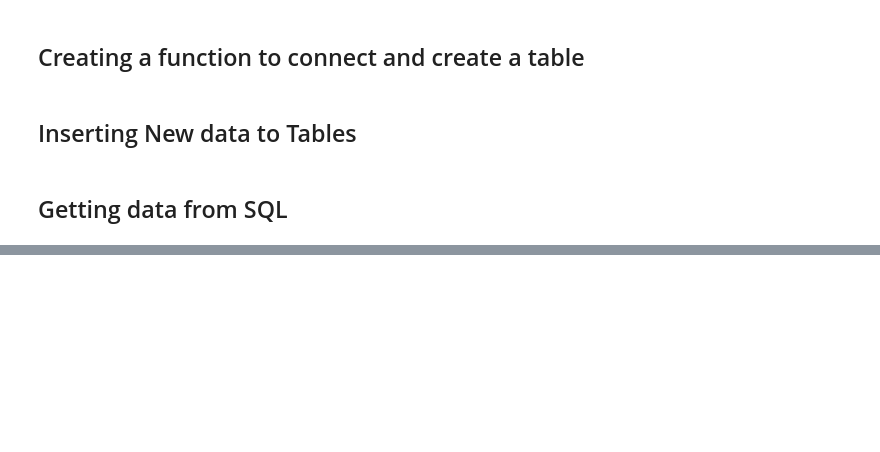
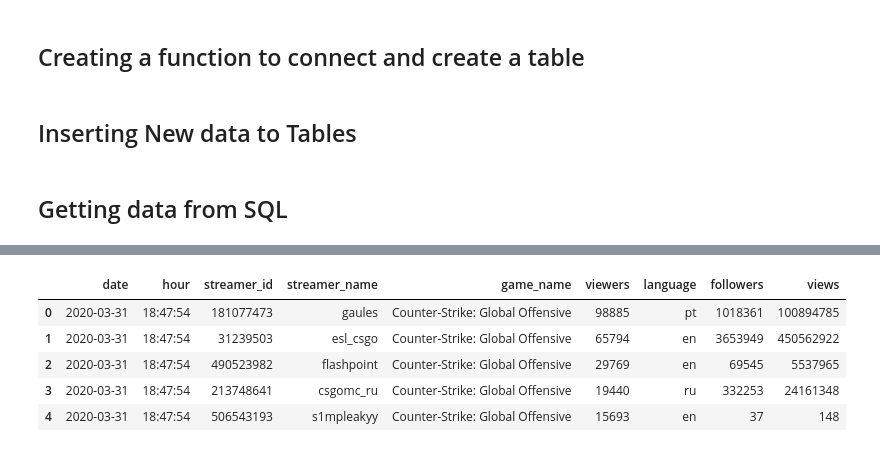
Before and after one commit to luisgzaparolli/Ironhack, a Jupyter notebook: Projects/MiniProject_3/Games/Twitch API & Steam Web Scrapping - Games database.ipynb, the cells around one changed output, grey strips where cells are left out. Cells and saved outputs as stored; diff of their text form; code cells hidden in the pictures; blank space fills up the shorter version.

```diff
--- a/Projects/MiniProject_3/Games/Twitch API & Steam Web Scrapping - Games database.ipynb
+++ b/Projects/MiniProject_3/Games/Twitch API & Steam Web Scrapping - Games database.ipynb
@@ -389,0 +450,9 @@ update_table(title = 'steam_playersonline', df = players_online)
+# %%
+top_channels.head()
+# %% [output]
+|  | date | hour | streamer_id | streamer_name | game_name | viewers | language | followers | views |
+| 0 | 2020-03-31 | 18:47:54 | 181077473 | gaules | Counter-Strike: Global Offensive | 98885 | pt | 1018361 | 100894785 |
+| 1 | 2020-03-31 | 18:47:54 | 31239503 | esl_csgo | Counter-Strike: Global Offensive | 65794 | en | 3653949 | 450562922 |
+| 2 | 2020-03-31 | 18:47:54 | 490523982 | flashpoint | Counter-Strike: Global Offensive | 29769 | en | 69545 | 5537965 |
+| 3 | 2020-03-31 | 18:47:54 | 213748641 | csgomc_ru | Counter-Strike: Global Offensive | 19440 | ru | 332253 | 24161348 |
+| 4 | 2020-03-31 | 18:47:54 | 506543193 | s1mpleakyy | Counter-Strike: Global Offensive | 15693 | en | 37 | 148 |
```
Also changed, not shown: parts of 11 cells of this notebook, 17 other files.
